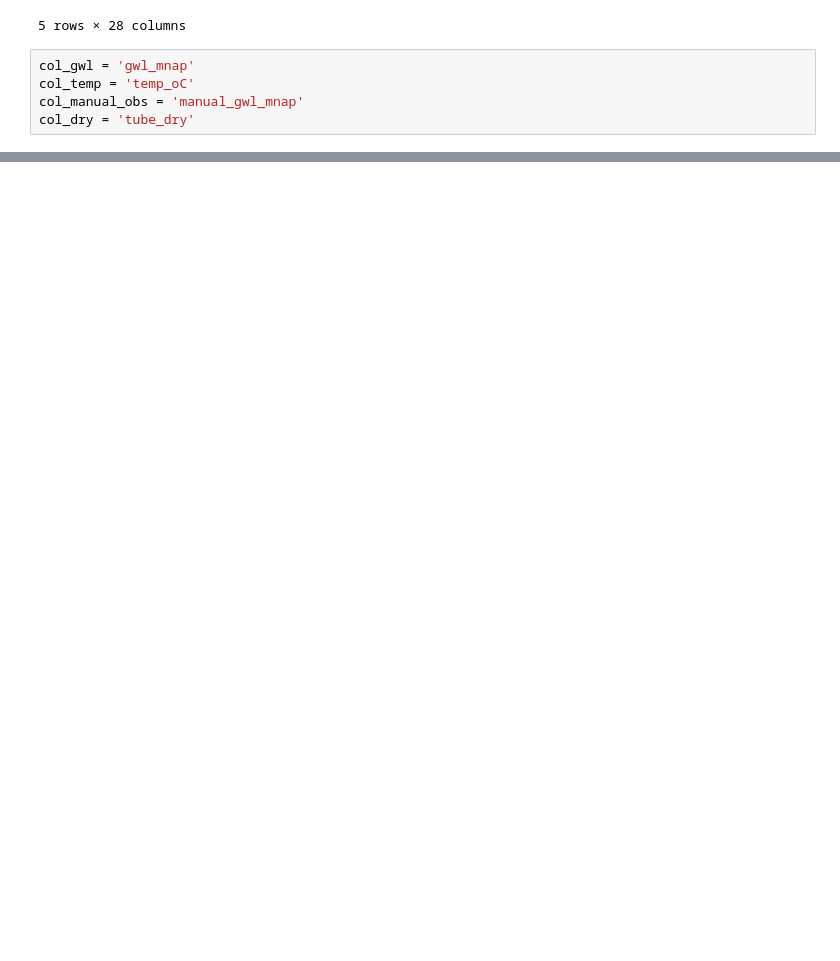
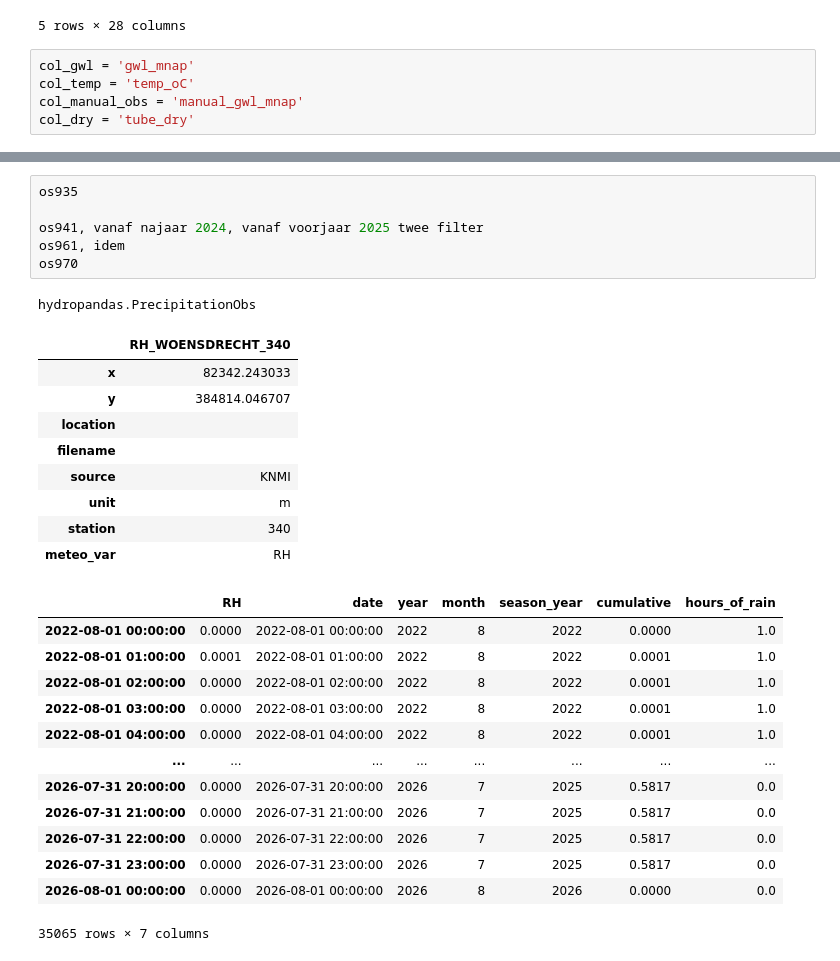
Before and after one commit to scheldestromen/voorverkenning, a Jupyter notebook: notebooks/levee_munsflow_kinematic_wave.ipynb, the cells around one changed output, grey strips where cells are left out. Saved outputs shown, nothing was run; the diff lists cells and outputs as text; blank space fills up the shorter version.

```diff
--- a/notebooks/levee_munsflow_kinematic_wave.ipynb
+++ b/notebooks/levee_munsflow_kinematic_wave.ipynb
@@ -166,0 +307,30 @@ INFO:hydropandas.extensions.plots:created sectionplot -> Os_dp1028-0_BIT_H
+# %%
+os935
+
+os941, vanaf najaar 2024, vanaf voorjaar 2025 twee filter
+os961, idem
+os970
+# %% [output]
+hydropandas.PrecipitationObs
+|  | RH_WOENSDRECHT_340 |
+| x | 82342.243033 |
+| y | 384814.046707 |
+| location |  |
+| filename |  |
+| source | KNMI |
+| unit | m |
+| station | 340 |
+| meteo_var | RH |
+|  | RH | date | year | month | season_year | cumulative | hours_of_rain |
+| 2022-08-01 00:00:00 | 0.0000 | 2022-08-01 00:00:00 | 2022 | 8 | 2022 | 0.0000 | 1.0 |
+| 2022-08-01 01:00:00 | 0.0001 | 2022-08-01 01:00:00 | 2022 | 8 | 2022 | 0.0001 | 1.0 |
+| 2022-08-01 02:00:00 | 0.0000 | 2022-08-01 02:00:00 | 2022 | 8 | 2022 | 0.0001 | 1.0 |
+| 2022-08-01 03:00:00 | 0.0000 | 2022-08-01 03:00:00 | 2022 | 8 | 2022 | 0.0001 | 1.0 |
+| 2022-08-01 04:00:00 | 0.0000 | 2022-08-01 04:00:00 | 2022 | 8 | 2022 | 0.0001 | 1.0 |
+| ... | ... | ... | ... | ... | ... | ... | ... |
+| 2026-07-31 20:00:00 | 0.0000 | 2026-07-31 20:00:00 | 2026 | 7 | 2025 | 0.5817 | 0.0 |
+| 2026-07-31 21:00:00 | 0.0000 | 2026-07-31 21:00:00 | 2026 | 7 | 2025 | 0.5817 | 0.0 |
+| 2026-07-31 22:00:00 | 0.0000 | 2026-07-31 22:00:00 | 2026 | 7 | 2025 | 0.5817 | 0.0 |
+| 2026-07-31 23:00:00 | 0.0000 | 2026-07-31 23:00:00 | 2026 | 7 | 2025 | 0.5817 | 0.0 |
+| 2026-08-01 00:00:00 | 0.0000 | 2026-08-01 00:00:00 | 2026 | 8 | 2026 | 0.0000 | 0.0 |
+35065 rows × 7 columns
```
Also changed, not shown: parts of 10 cells of this notebook, 1 other file.
